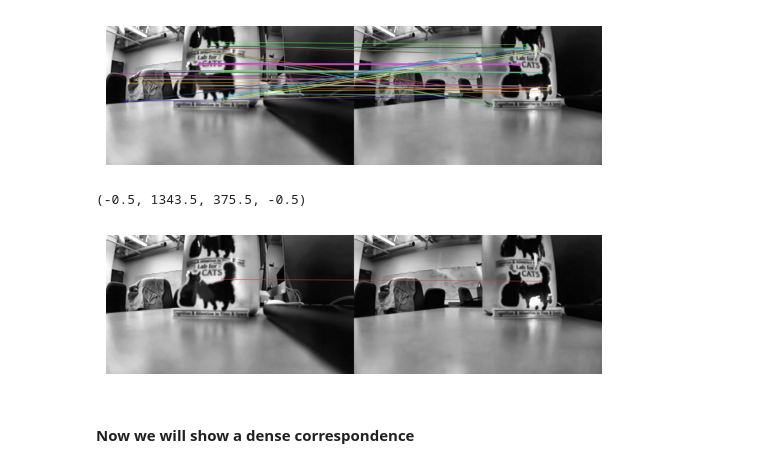
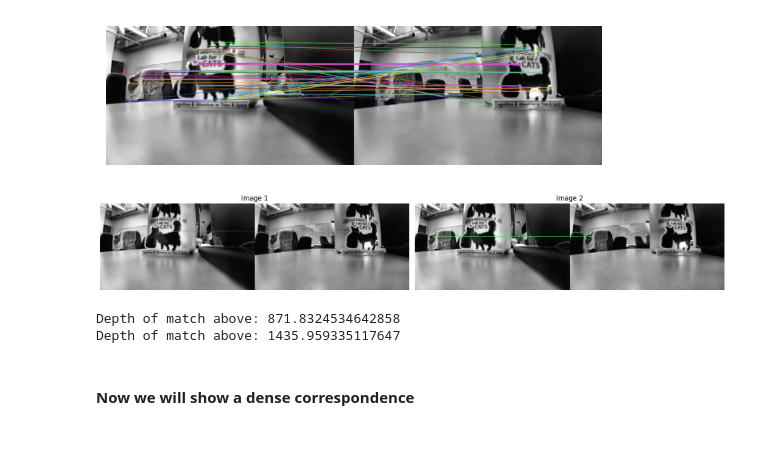
Before and after one commit to JoshuaG-K/stereo-camera-depth-tool, a Jupyter notebook: stereo-camera-depth.ipynb, the cells around one changed output. Cells and saved outputs as stored; diff of their text form; code cells hidden in the pictures; blank space fills up the shorter version.

Commit message:
Added code to test depth calculations, it doesnt seem to work, also added tsukuba classic picture pair

```diff
--- a/stereo-camera-depth.ipynb
+++ b/stereo-camera-depth.ipynb
@@ -197,15 +197,59 @@ Found 148 matches.
 # %%
 # Now we get a correspondence from the sticker because that is 10cm away
 # The start to end range gives us a match that is on the object 10cm away
-start = 15
-end = 16
-matched_img = cv2.drawMatches(img_right_histEq, kpsR, img_left_histEq, kpsL, sorted_matches[start:end], None, flags=cv2.DrawMatchesFlags_NOT_DRAW_SINGLE_POINTS)
+cat_start = 15
+cat_end = 16
 
-plt.imshow(matched_img)
-plt.axis('off')
+shirt_start=1
+shirt_end=2
+matched_img_cat = cv2.drawMatches(img_right_histEq, kpsR, img_left_histEq, kpsL, sorted_matches[cat_start:cat_end], None, flags=cv2.DrawMatchesFlags_NOT_DRAW_SINGLE_POINTS)
+
+# plt.imshow(matched_img_cat)
+# plt.axis('off')
+
+matched_img_shirt = cv2.drawMatches(img_right_histEq, kpsR, img_left_histEq, kpsL, sorted_matches[shirt_start:shirt_end], None, flags=cv2.DrawMatchesFlags_NOT_DRAW_SINGLE_POINTS)
+
+# plt.imshow(matched_img_shirt)
+# plt.axis('off')
+
+fig, axes = plt.subplots(nrows=1, ncols=2, figsize=(16, 8))
+
+# Plot the first image on the first subplot
+axes[0].imshow(matched_img_cat)
+axes[0].set_title('Image 1')
+axes[0].axis('off')
+
+# Plot the second image on the second subplot
+axes[1].imshow(matched_img_shirt)
+axes[1].set_title('Image 2')
+axes[1].axis('off')
+
+# Adjust layout to prevent clipping of titles
+plt.tight_layout()
+
+# Show the plot
+plt.show()
 # %% [output]
-(-0.5, 1343.5, 375.5, -0.5)
-[figure, old version]
+[figure, new version]
+# %%
+# Now we will compute the depth using the camera intrinsics for the match above
+b = 63.1542 # In centimeters
+f_x = (386.94+386.13)/2 # getting the average between the two cameras
+
+cat_match = sorted_matches[cat_start]
+cat_disparity = cat_match.distance
+depth = b*f_x/cat_disparity
+print(f"Depth of match above: {depth}")
+
+shirt_match = sorted_matches[shirt_start]
+shirt_disparity = shirt_match.distance
+depth = b*f_x/shirt_disparity
+print(f"Depth of match above: {depth}")
+
+# UofT slides: https://www.cs.toronto.edu/~fidler/slides/2015/CSC420/lecture12_hres.pdf
+# %% [output]
+Depth of match above: 871.8324534642858
+Depth of match above: 1435.959335117647
 # %% [markdown]
 #### Now we will show a dense correspondence ####
 # %%
```
Also changed, not shown: 1 other file.
